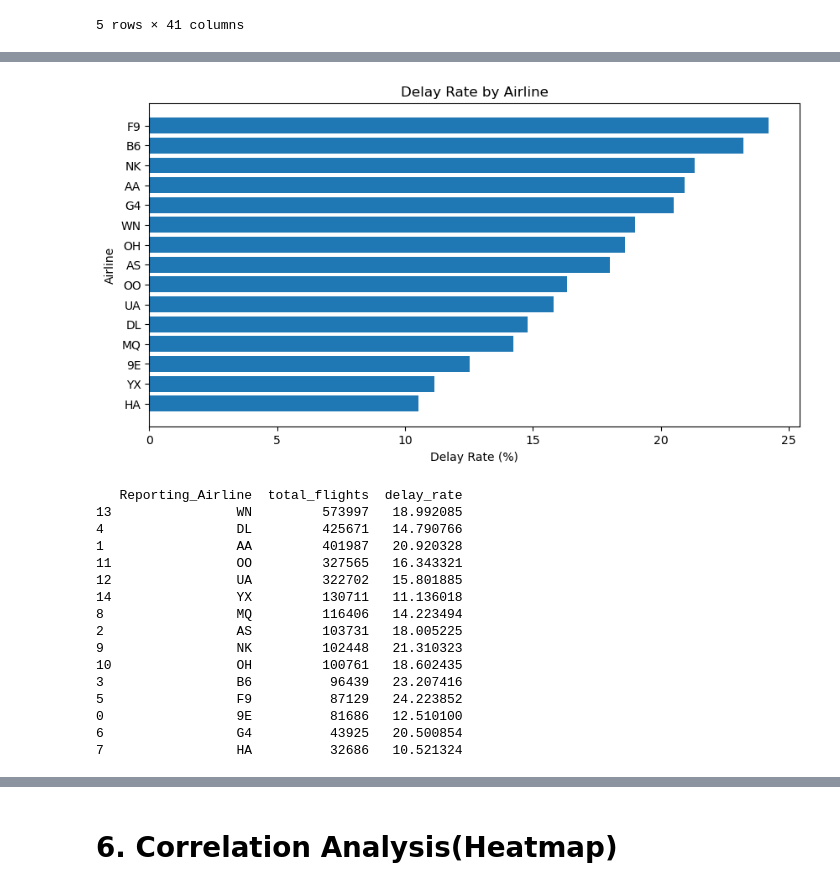
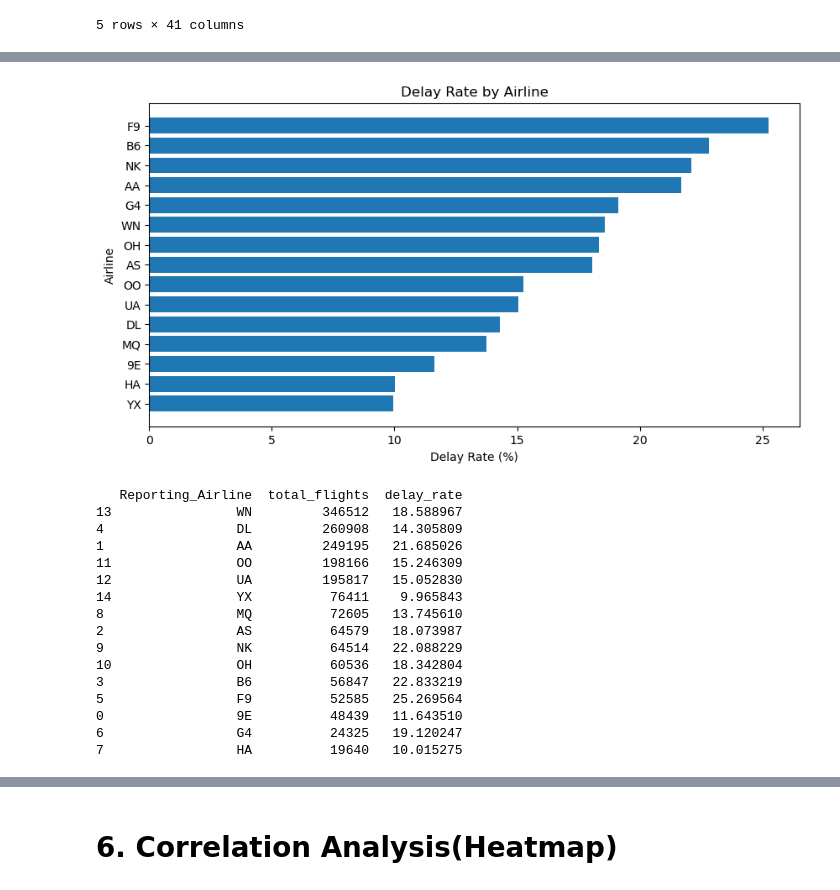
Before and after one commit to hanisohaan10/flight-delay-prediction, a Jupyter notebook: notebooks/04-EDA-Relationships.ipynb, the cells around one changed output, grey strips where cells are left out. Cells and saved outputs as stored; diff of their text form; code cells hidden in the pictures.

```diff
--- a/notebooks/04-EDA-Relationships.ipynb
+++ b/notebooks/04-EDA-Relationships.ipynb
@@ -14,8 +14,8 @@ import numpy as np
 import matplotlib.pyplot as plt
 import seaborn as sns
 
-# Load cleaned data
-df = pd.read_parquet(here("data/processed/clean.parquet"))
+# Load train data
+df = pd.read_parquet(here("data/processed/train.parquet"))
 print(df.columns)
 df.head()
 # %% [output]
@@ -104,50 +137,48 @@ airline_delay = (
 
 airline_delay["delay_rate"] *= 100
 
 airline_delay.sort_values(
     "delay_rate",
     ascending=True,
     inplace=True
 )
-
-airline_delay.head()
 
 plt.figure(figsize=(10,5))
 
 plt.barh(
     airline_delay["Reporting_Airline"],
     airline_delay["delay_rate"]
 )
 
 
 plt.xlabel("Delay Rate (%)")
 plt.ylabel("Airline")
 plt.title("Delay Rate by Airline")
 
 airline_delay.sort_values(
     "total_flights",
     ascending=False,
     inplace=True
 )
 plt.show()
 
 print(airline_delay)
 # %% [output]
-[figure, old version]
+[figure, new version]
    Reporting_Airline  total_flights  delay_rate
-13                WN         573997   18.992085
-4                 DL         425671   14.790766
-1                 AA         401987   20.920328
-11                OO         327565   16.343321
-12                UA         322702   15.801885
-14                YX         130711   11.136018
-8                 MQ         116406   14.223494
-2                 AS         103731   18.005225
-9                 NK         102448   21.310323
-10                OH         100761   18.602435
-3                 B6          96439   23.207416
-5                 F9          87129   24.223852
-0                 9E          81686   12.510100
-6                 G4          43925   20.500854
-7                 HA          32686   10.521324
+13                WN         346512   18.588967
+4                 DL         260908   14.305809
+1                 AA         249195   21.685026
+11                OO         198166   15.246309
+12                UA         195817   15.052830
+14                YX          76411    9.965843
+8                 MQ          72605   13.745610
+2                 AS          64579   18.073987
+9                 NK          64514   22.088229
+10                OH          60536   18.342804
+3                 B6          56847   22.833219
+5                 F9          52585   25.269564
+0                 9E          48439   11.643510
+6                 G4          24325   19.120247
+7                 HA          19640   10.015275
 # %% [markdown]
```
Also changed, not shown: parts of 11 cells of this notebook, 2 other files.
